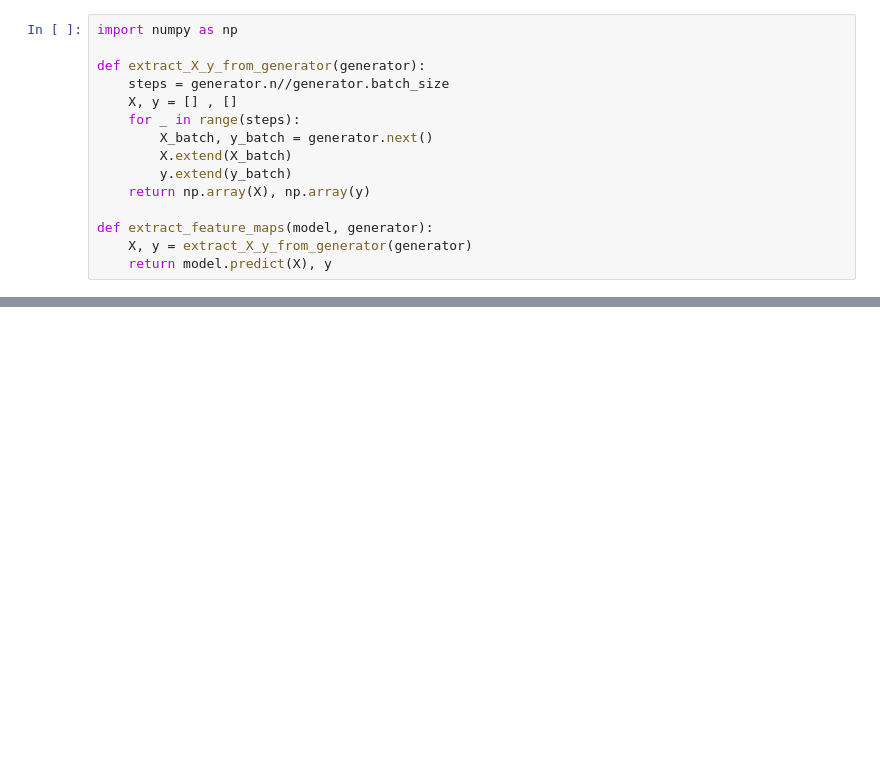
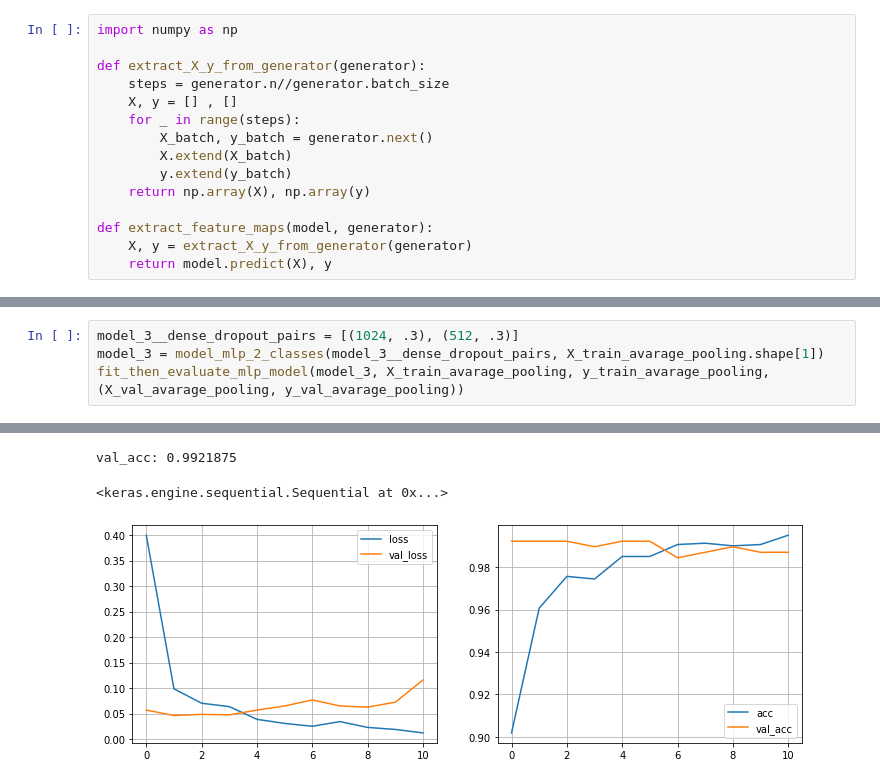
Before and after one commit to felix-tjernberg/ai21-deep-learning, a Jupyter notebook: lab/2_transference_feature_map_method.ipynb, the cells around one changed output, grey strips where cells are left out. Drawn from its saved outputs; the diff is of its cells as text; blank space fills up the shorter version.

```diff
--- a/lab/2_transference_feature_map_method.ipynb
+++ b/lab/2_transference_feature_map_method.ipynb
@@ -199,0 +142,5 @@ Epoch 12/100000
+# %%
+model_3__dense_dropout_pairs = [(1024, .3), (512, .3)]
+model_3 = model_mlp_2_classes(model_3__dense_dropout_pairs, X_train_avarage_pooling.shape[1])
+fit_then_evaluate_mlp_model(model_3, X_train_avarage_pooling, y_train_avarage_pooling, (X_val_avarage_pooling, y_val_avarage_pooling))
+# %% [output]
@@ -199,0 +149,3 @@ Epoch 12/100000
+val_acc: 0.9921875
+<keras.engine.sequential.Sequential at 0x...>
+[figure, added]
```
Also changed, not shown: parts of 24 cells of this notebook, 2 other files.
